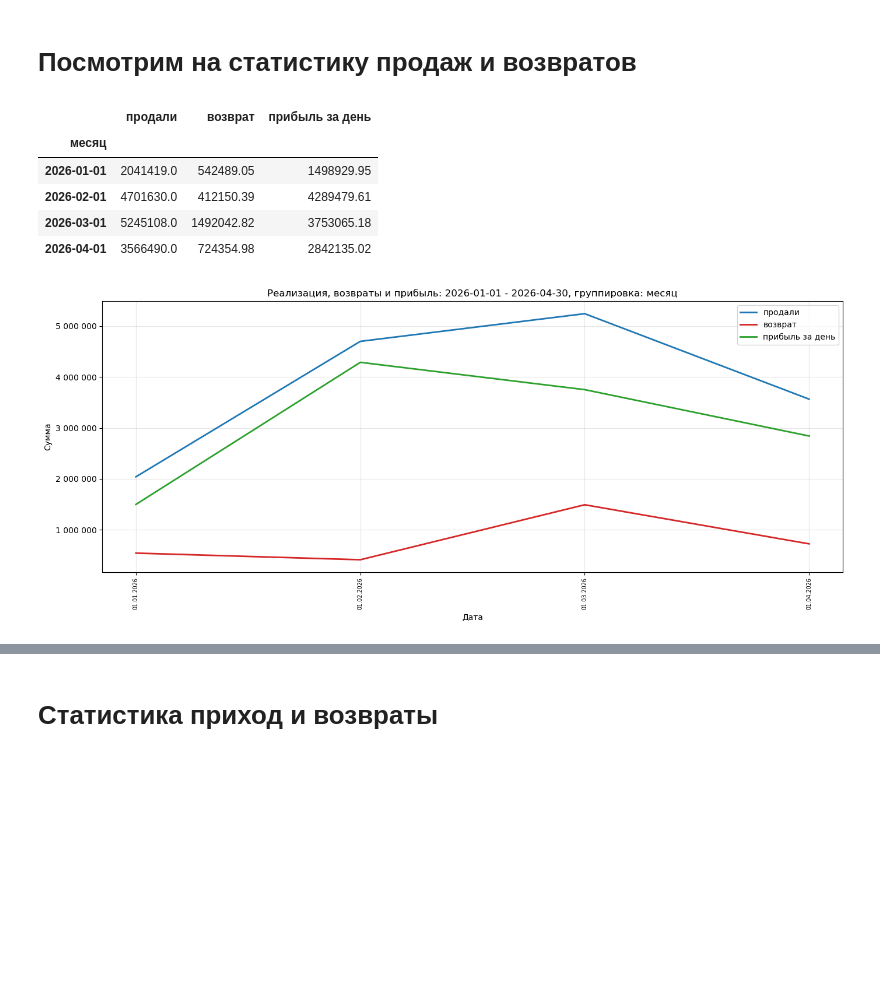
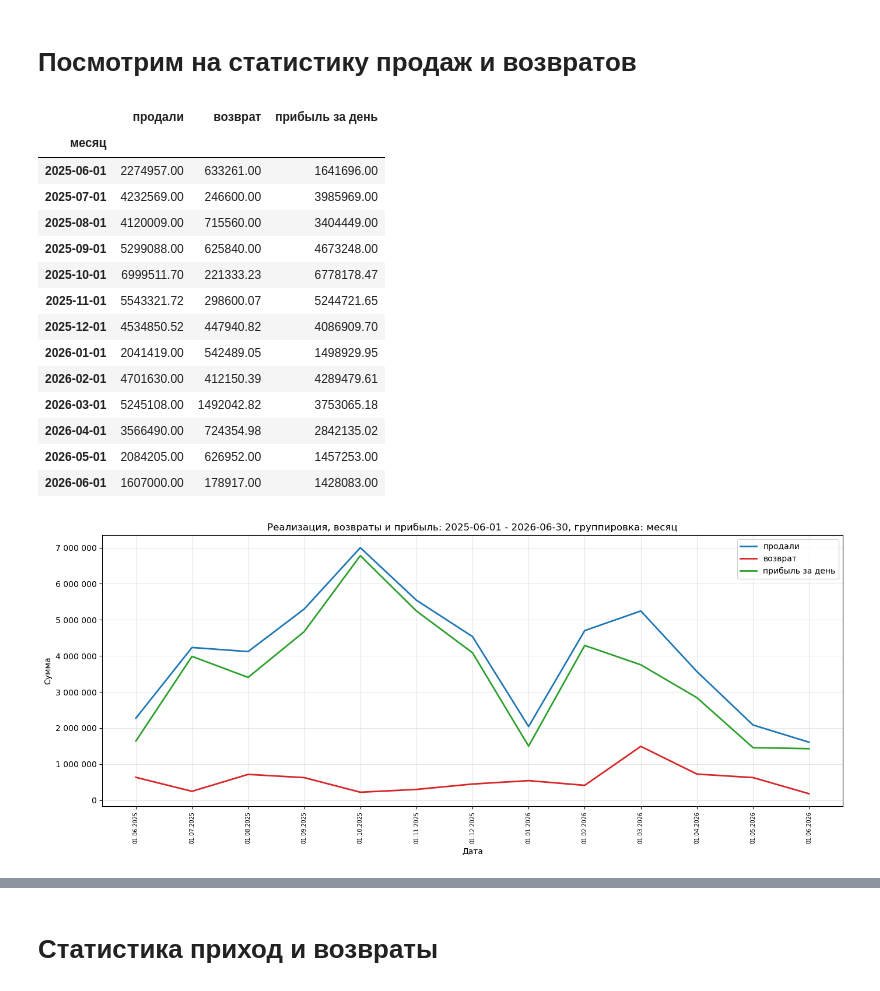
Before and after one commit to Kruasanya/sladkiy_gorodok, a Jupyter notebook: Аудит/testing_data.ipynb, the cells around one changed output, grey strips where cells are left out. Cells and saved outputs as stored; diff of their text form; code cells hidden in the pictures; blank space fills up the shorter version.

```diff
--- a/Аудит/testing_data.ipynb
+++ b/Аудит/testing_data.ipynb
@@ -24,8 +24,8 @@ sales_by_counterparties.head()
 import matplotlib.pyplot as plt
 import matplotlib.ticker as mticker
 
-start_date = "2026-01-01"
-end_date = "2026-04-30"
+start_date = "2025-06-01"
+end_date = "2026-06-30"
 sales_graph_grouping = "месяц"  # варианты: "день", "неделя", "месяц", "квартал", "период"
 
 period_sales = sales_by_counterparties[
@@ -93,35 +93,44 @@ def format_date_axis(ax, labels):
 
 plot_x = range(len(sales_plot.index))
 fig, ax = plt.subplots(figsize=(14, 6))
 for column in ["продали", "возврат", "прибыль за день"]:
     ax.plot(plot_x, sales_plot[column], label=column, color=colors[column], linewidth=2)
 ax.set_title(f"Реализация, возвраты и прибыль: {start_date} - {end_date}, группировка: {sales_graph_grouping}")
 ax.set_xlabel("Дата")
 ax.set_ylabel("Сумма")
 ax.yaxis.set_major_formatter(formatter)
 ax.grid(True, alpha=0.3)
 ax.legend()
 format_date_axis(ax, sales_plot.index)
 plt.tight_layout()
 plt.show()
 
 fig, axes = plt.subplots(3, 1, figsize=(14, 12), sharex=True)
 for ax, column in zip(axes, ["продали", "возврат", "прибыль за день"]):
     ax.plot(plot_x, sales_plot[column], color=colors[column], linewidth=2)
     ax.set_title(column.capitalize())
     ax.set_ylabel("Сумма")
     ax.yaxis.set_major_formatter(formatter)
     ax.grid(True, alpha=0.3)
     format_date_axis(ax, sales_plot.index)
 
 axes[-1].set_xlabel("Дата")
 plt.tight_layout()
 plt.show()
 # %% [output]
 |  | продали | возврат | прибыль за день |
 | месяц |  |  |  |
-| 2026-01-01 | 2041419.0 | 542489.05 | 1498929.95 |
-| 2026-02-01 | 4701630.0 | 412150.39 | 4289479.61 |
-| 2026-03-01 | 5245108.0 | 1492042.82 | 3753065.18 |
-| 2026-04-01 | 3566490.0 | 724354.98 | 2842135.02 |
+| 2025-06-01 | 2274957.00 | 633261.00 | 1641696.00 |
+| 2025-07-01 | 4232569.00 | 246600.00 | 3985969.00 |
+| 2025-08-01 | 4120009.00 | 715560.00 | 3404449.00 |
+| 2025-09-01 | 5299088.00 | 625840.00 | 4673248.00 |
+| 2025-10-01 | 6999511.70 | 221333.23 | 6778178.47 |
+| 2025-11-01 | 5543321.72 | 298600.07 | 5244721.65 |
+| 2025-12-01 | 4534850.52 | 447940.82 | 4086909.70 |
+| 2026-01-01 | 2041419.00 | 542489.05 | 1498929.95 |
+| 2026-02-01 | 4701630.00 | 412150.39 | 4289479.61 |
+| 2026-03-01 | 5245108.00 | 1492042.82 | 3753065.18 |
+| 2026-04-01 | 3566490.00 | 724354.98 | 2842135.02 |
+| 2026-05-01 | 2084205.00 | 626952.00 | 1457253.00 |
+| 2026-06-01 | 1607000.00 | 178917.00 | 1428083.00 |
-[figure, old version]
+[figure, new version]
```
Also changed, not shown: parts of 10 cells of this notebook, 10 other files.
